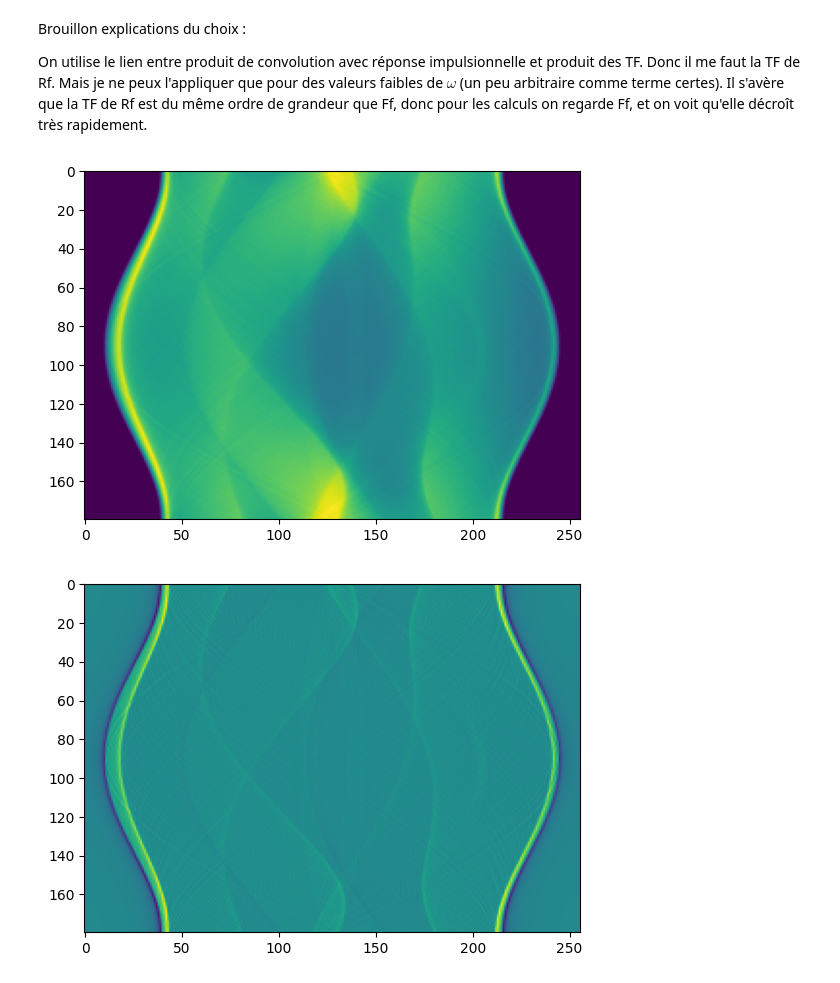
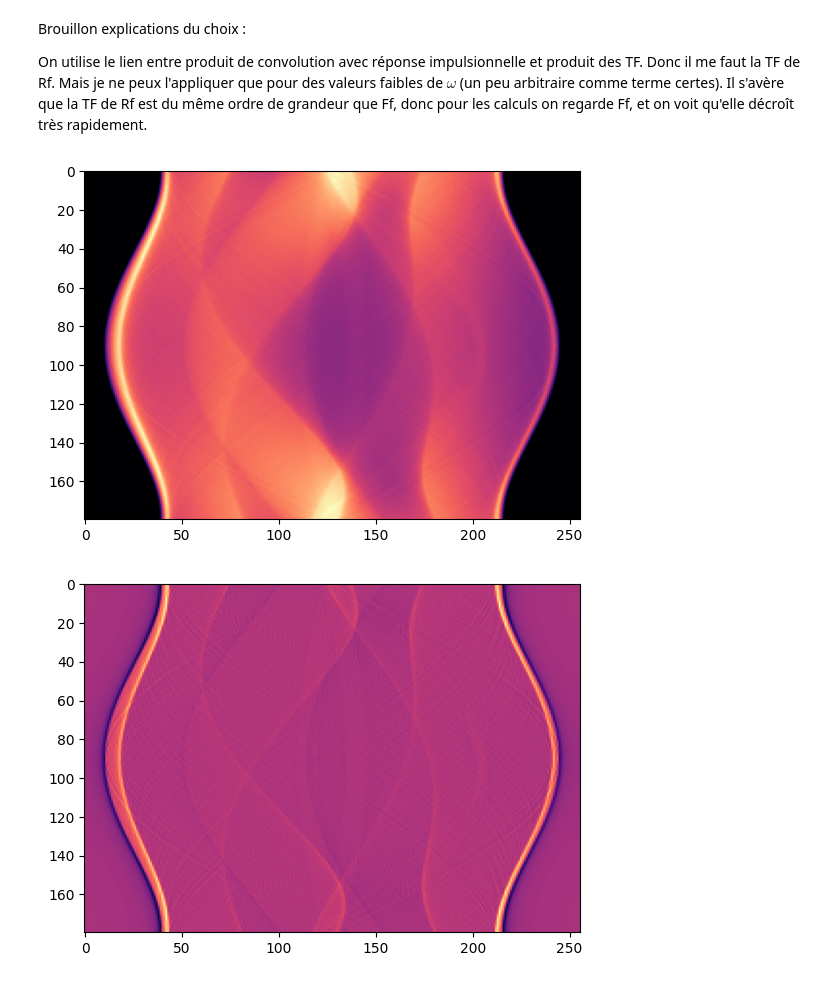
Before and after one commit to GabrielVandersippe/5--Tomographie, a Jupyter notebook: X-Ray Tomography.ipynb, the cells around one changed output. Drawn from its saved outputs; the diff is of its cells as text; code cells hidden in the pictures.

Commit message:
MAGMA

```diff
--- a/X-Ray Tomography.ipynb
+++ b/X-Ray Tomography.ipynb
@@ -219,13 +219,13 @@ def filter_sinogram(sinogram, N_t):
 # %%
 filtered_sinogram = filter_sinogram(sinogram, N_t)
 # %%
-plt.imshow(sinogram)
+plt.imshow(sinogram, cmap="magma")
 plt.show()
-plt.imshow(filtered_sinogram)
+plt.imshow(filtered_sinogram, cmap="magma")
 plt.show()
 # %% [output]
-[figure, old version]
+[figure, new version]
-[figure, old version]
+[figure, new version]
 # %%
 # Filtered backpropagation
 frec = backproj(filtered_sinogram, N_t, angles_count, N) / 2
```
Also changed, not shown: parts of 3 cells of this notebook.
